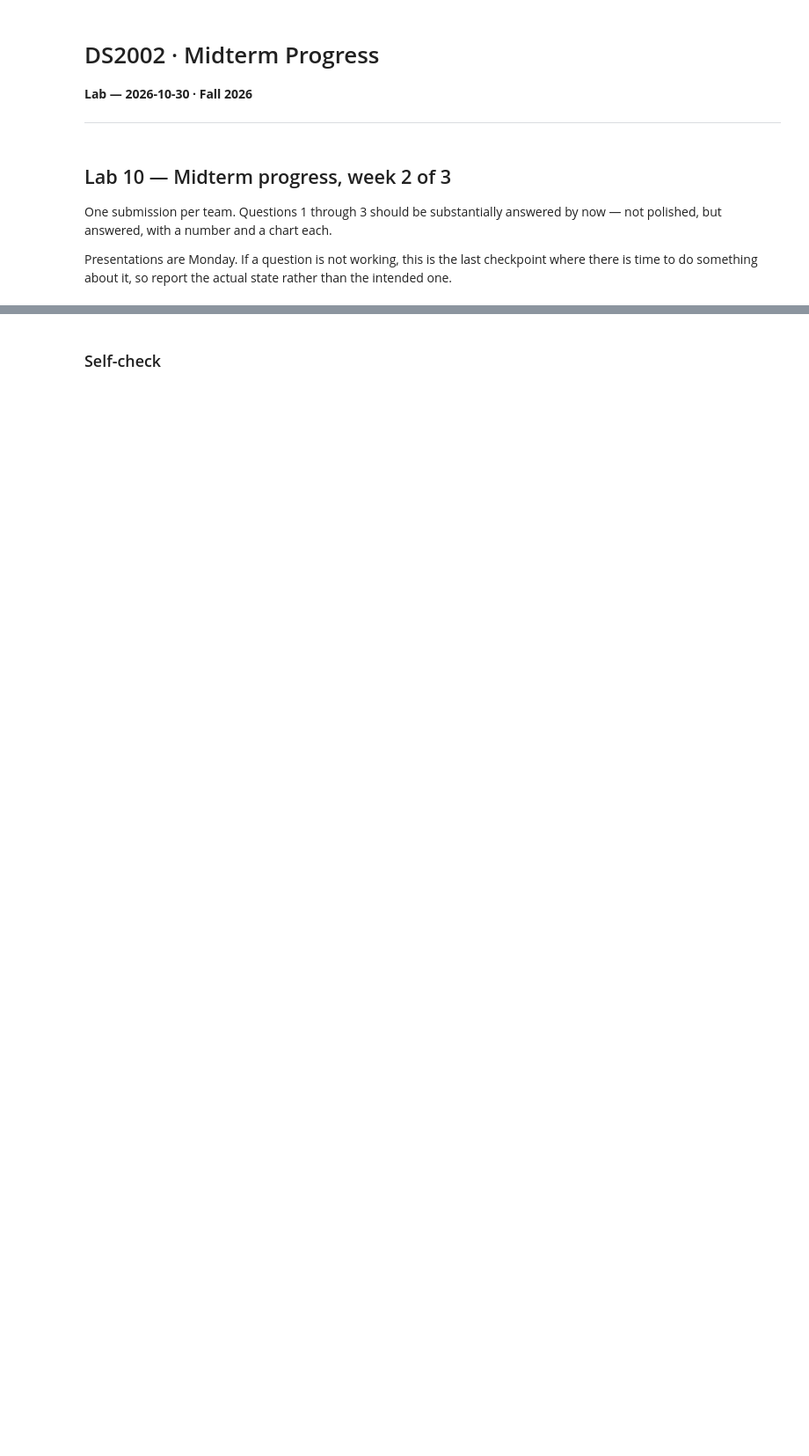
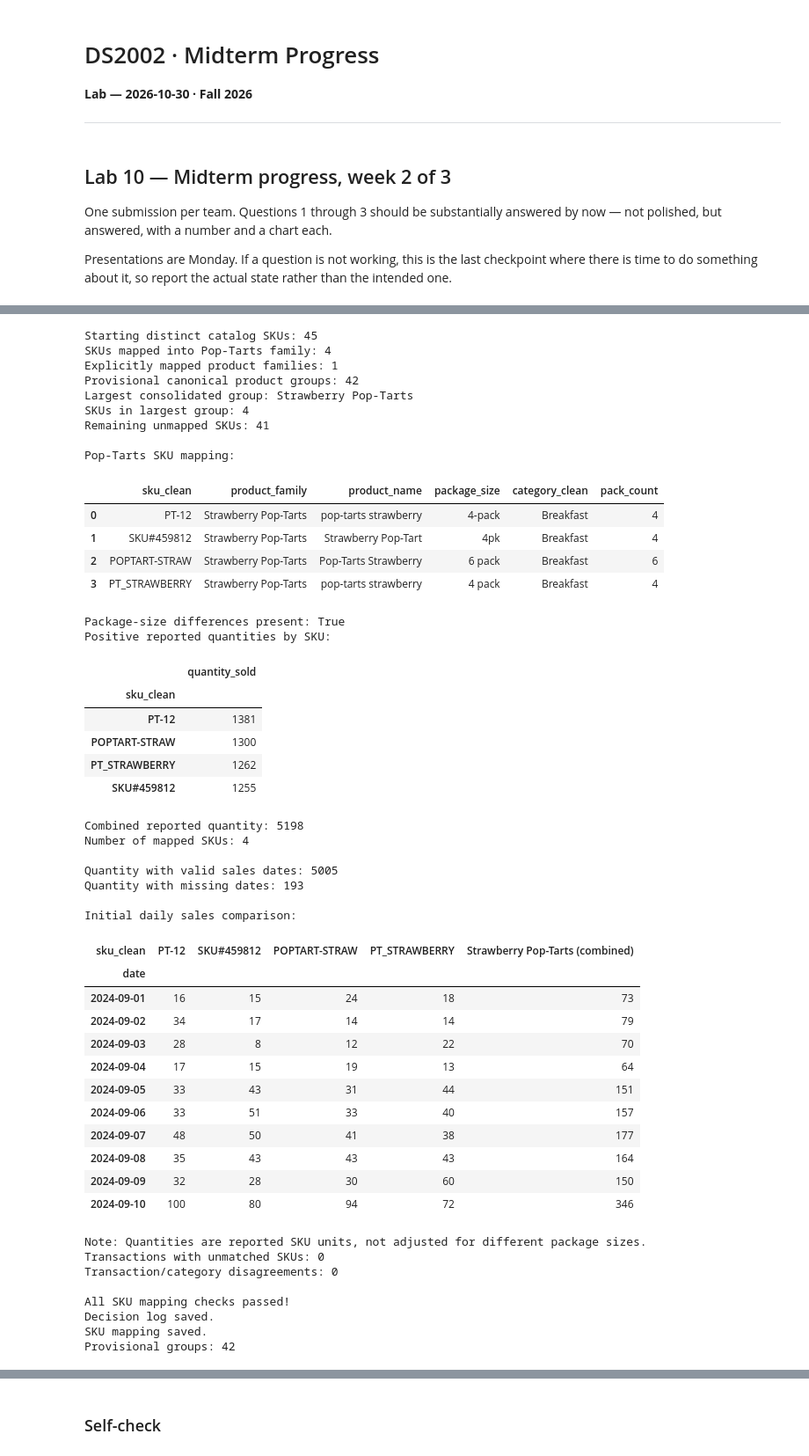
Before and after one commit to NateG-10/F26-DS2002-Midterm-Repo-Nate-Mohamed-Mouad, a Jupyter notebook: notebooks/scratch/checkpoints-studios/2026-10-30 — Midterm Progress — Lab.ipynb, the cells around one changed output, grey strips where cells are left out. Shown at 88% size. Cells and saved outputs as stored; diff of their text form; code cells hidden in the pictures; blank space fills up the shorter version.

```diff
--- a/notebooks/scratch/checkpoints-studios/2026-10-30 — Midterm Progress — Lab.ipynb
+++ b/notebooks/scratch/checkpoints-studios/2026-10-30 — Midterm Progress — Lab.ipynb
@@ -52,0 +93,55 @@ If your n is small, say so here rather than being asked about it on Monday.
+# %%
+run_team_cells([5, 6, 7])
+assert sku_totals.sum() == pop_sales["quantity_clean"].sum()
+assert daily_fragmented["Strawberry Pop-Tarts (combined)"].sum() == pop_dated["quantity_clean"].sum()
+print("Provisional groups:", catalog_progress["canonical_product"].nunique())
+# %% [output]
+Starting distinct catalog SKUs: 45
+SKUs mapped into Pop-Tarts family: 4
+Explicitly mapped product families: 1
+Provisional canonical product groups: 42
+Largest consolidated group: Strawberry Pop-Tarts
+SKUs in largest group: 4
+Remaining unmapped SKUs: 41
+
+Pop-Tarts SKU mapping:
+|  | sku_clean | product_family | product_name | package_size | category_clean | pack_count |
+| 0 | PT-12 | Strawberry Pop-Tarts | pop-tarts strawberry | 4-pack | Breakfast | 4 |
+| 1 | SKU#459812 | Strawberry Pop-Tarts | Strawberry Pop-Tart | 4pk | Breakfast | 4 |
+| 2 | POPTART-STRAW | Strawberry Pop-Tarts | Pop-Tarts Strawberry | 6 pack | Breakfast | 6 |
+| 3 | PT_STRAWBERRY | Strawberry Pop-Tarts | pop-tarts strawberry | 4 pack | Breakfast | 4 |
+Package-size differences present: True
+Positive reported quantities by SKU:
+|  | quantity_sold |
+| sku_clean |  |
+| PT-12 | 1381 |
+| POPTART-STRAW | 1300 |
+| PT_STRAWBERRY | 1262 |
+| SKU#459812 | 1255 |
+Combined reported quantity: 5198
+Number of mapped SKUs: 4
+
+Quantity with valid sales dates: 5005
+Quantity with missing dates: 193
+
+Initial daily sales comparison:
+| sku_clean | PT-12 | SKU#459812 | POPTART-STRAW | PT_STRAWBERRY | Strawberry Pop-Tarts (combined) |
+| date |  |  |  |  |  |
+| 2024-09-01 | 16 | 15 | 24 | 18 | 73 |
+| 2024-09-02 | 34 | 17 | 14 | 14 | 79 |
+| 2024-09-03 | 28 | 8 | 12 | 22 | 70 |
+| 2024-09-04 | 17 | 15 | 19 | 13 | 64 |
+| 2024-09-05 | 33 | 43 | 31 | 44 | 151 |
+| 2024-09-06 | 33 | 51 | 33 | 40 | 157 |
+| 2024-09-07 | 48 | 50 | 41 | 38 | 177 |
+| 2024-09-08 | 35 | 43 | 43 | 43 | 164 |
+| 2024-09-09 | 32 | 28 | 30 | 60 | 150 |
+| 2024-09-10 | 100 | 80 | 94 | 72 | 346 |
+Note: Quantities are reported SKU units, not adjusted for different package sizes.
+Transactions with unmatched SKUs: 0
+Transaction/category disagreements: 0
+
+All SKU mapping checks passed!
+Decision log saved.
+SKU mapping saved.
+Provisional groups: 42
```
Also changed, not shown: parts of 24 cells of this notebook, 2 other files.
